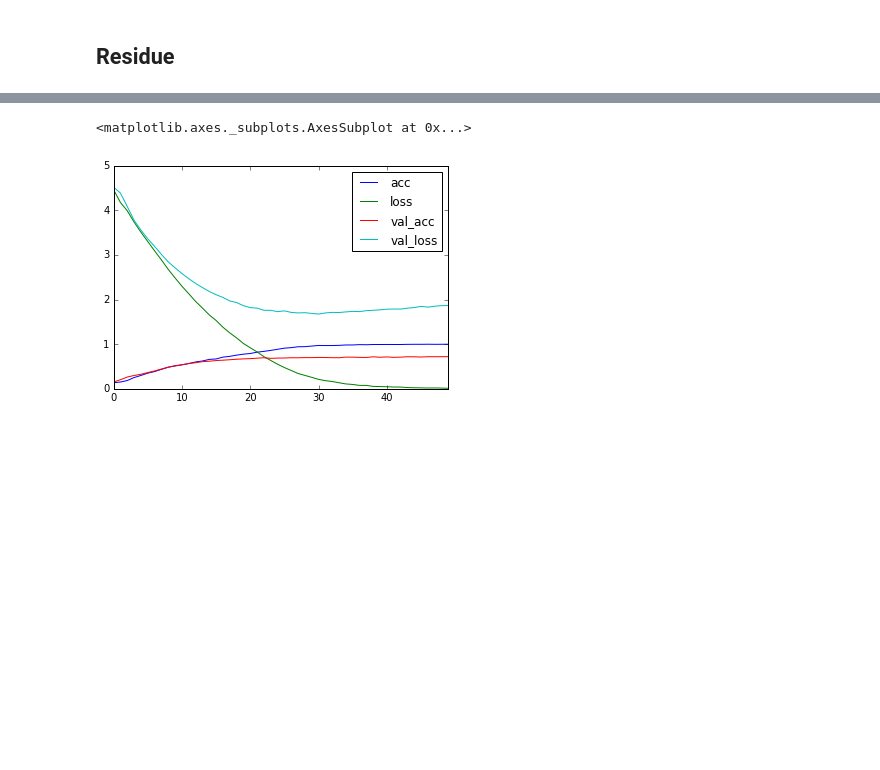
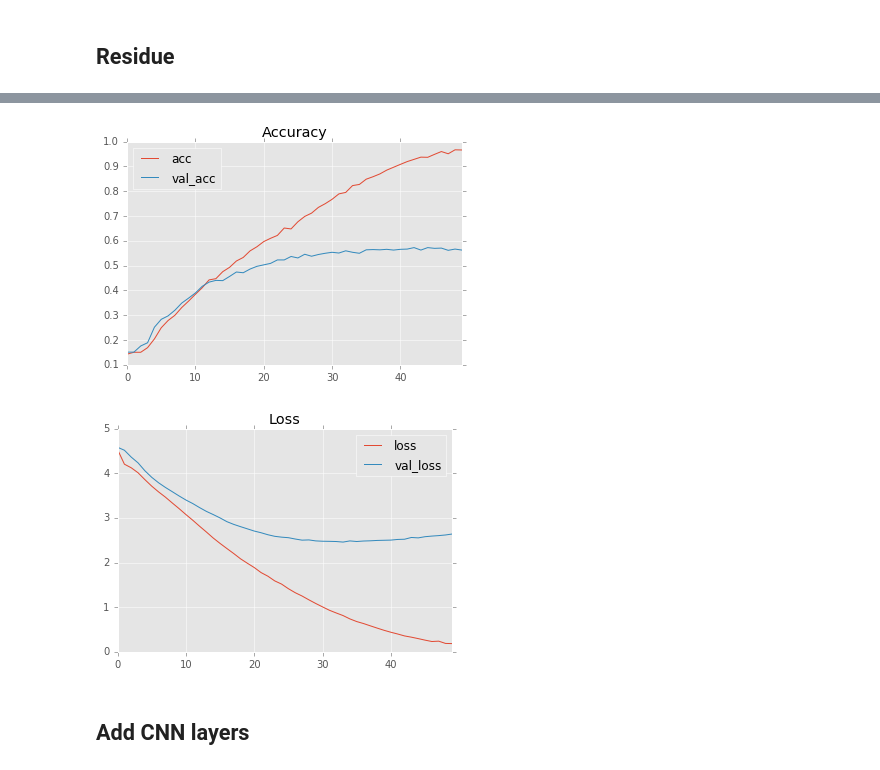
Before and after one commit to vickyliin/NLIL, a Jupyter notebook: train_law_classifier_cnn.ipynb, the cells around one changed output, grey strips where cells are left out. Saved outputs shown, nothing was run; the diff lists cells and outputs as text; code cells hidden in the pictures; blank space fills up the shorter version.

```diff
--- a/train_law_classifier_cnn.ipynb
+++ b/train_law_classifier_cnn.ipynb
@@ -108,7 +92,7 @@ pd.DataFrame(hist.history).plot()
 # %% [markdown]
 ## Residue
 # %%
-res = model.CNN(maxlen=450, torel=relation, residue=True)
+res = model.CNN(maxlen=450, torel=relation, residue=True, filter=100)
 # %%
 # opt = optim.RMSprop(lr=1.2e-3)
 res.compile(loss='categorical_crossentropy',
@@ -137,5 +103,7 @@ Epoch 50/50
-# %%
-pd.DataFrame(hist_res.history).plot()
-# %% [output]
-<matplotlib.axes._subplots.AxesSubplot at 0x...>
-[figure, removed]
+# %%
+plot_hist(hist_res)
+# %% [output]
+[figure, added]
+[figure, added]
+# %% [markdown]
+## Add CNN layers
```
Also changed, not shown: parts of 23 cells of this notebook, 1 other file.
